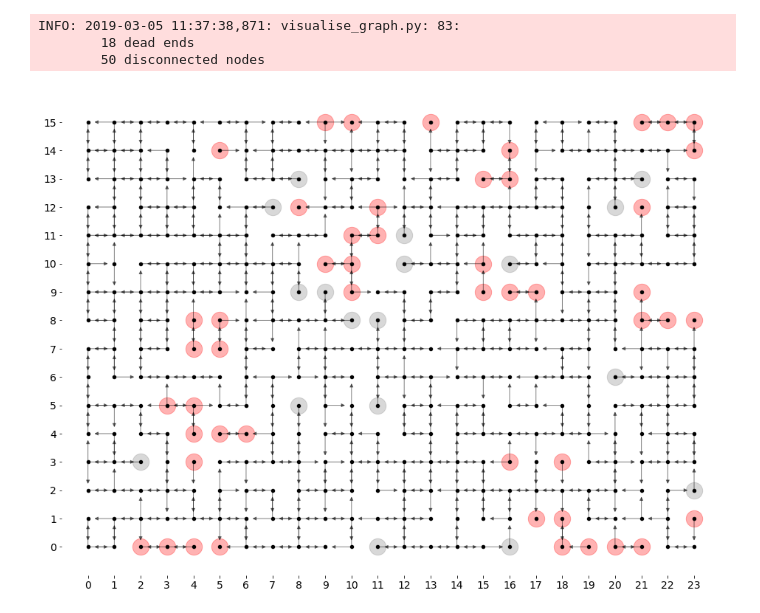
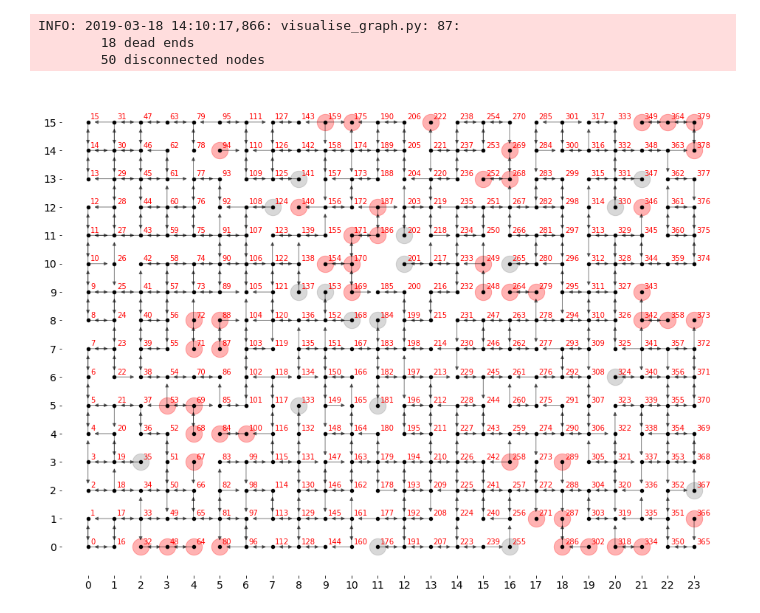
Before and after one commit to nikita-loik/route-inspection, a Jupyter notebook: simulation.ipynb, the cells around one changed output. Drawn from its saved outputs; the diff is of its cells as text; code cells hidden in the pictures.

```diff
--- a/simulation.ipynb
+++ b/simulation.ipynb
@@ -37,8 +41,8 @@ INFO: 2019-03-05 11:37:23,970: get_random_city.py: 42:
-# %%
-cg = gg.get_city_graph(random_city)
-vg.visualise_city_graph(cg)
-# %% [output]
-INFO: 2019-03-05 11:37:38,871: visualise_graph.py: 83:
-        18 dead ends
-        50 disconnected nodes
-[figure, removed]
+# %%
+sg = gg.get_simple_graph(random_city)
+vg.visualise_simple_graph(sg)
+# %% [output]
+INFO: 2019-03-18 14:10:17,866: visualise_graph.py: 87:
+        18 dead ends
+        50 disconnected nodes
+[figure, added]
```
Also changed, not shown: parts of 34 cells of this notebook, 10 other files.
